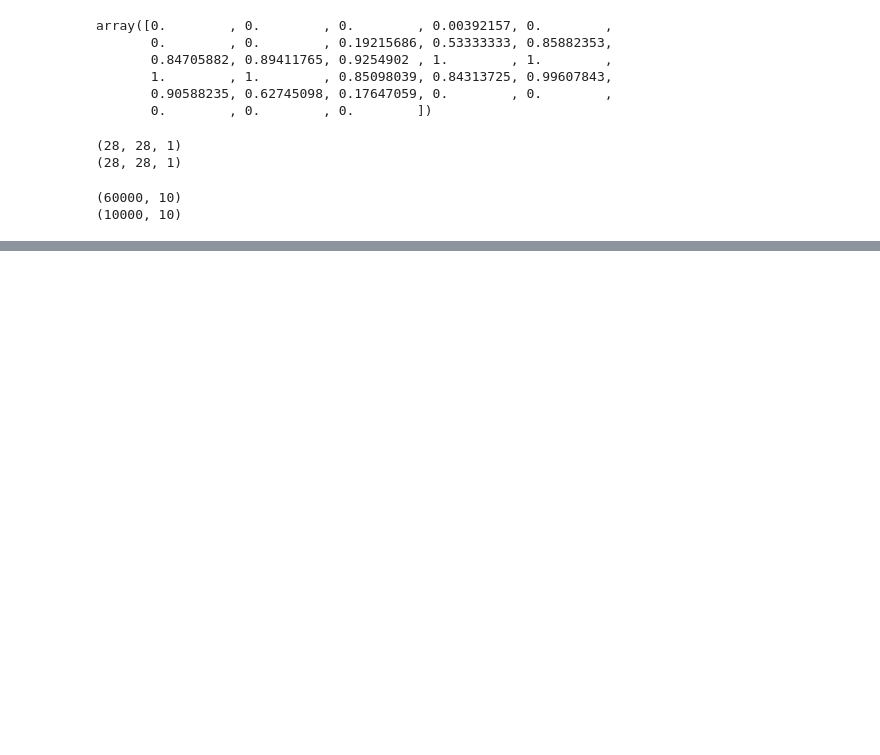
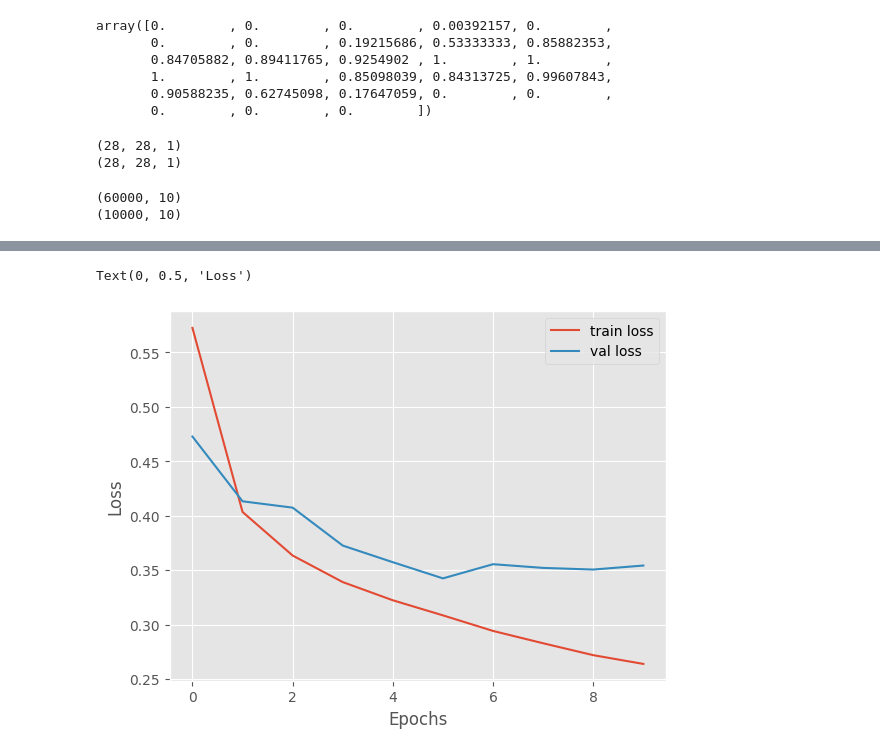
Before and after one commit to darshan12hs/Fashion_MNIST_DNN, a Jupyter notebook: Fashion_MNIST_DNN.ipynb, the cells around one changed output, grey strips where cells are left out. Saved outputs shown, nothing was run; the diff lists cells and outputs as text; code cells hidden in the pictures; blank space fills up the shorter version.

```diff
--- a/Fashion_MNIST_DNN.ipynb
+++ b/Fashion_MNIST_DNN.ipynb
@@ -127,0 +299,10 @@ Epoch 10/10
+# %%
+plt.style.use('ggplot')
+plt.plot(np.arange(0,10),hist3.history['loss'],label='train loss')
+plt.plot(np.arange(0,10),hist3.history['val_loss'], label='val loss')
+plt.legend()
+plt.xlabel('Epochs')
+plt.ylabel('Loss')
+# %% [output]
+Text(0, 0.5, 'Loss')
+[figure, added]
```
Also changed, not shown: parts of 13 cells of this notebook.
